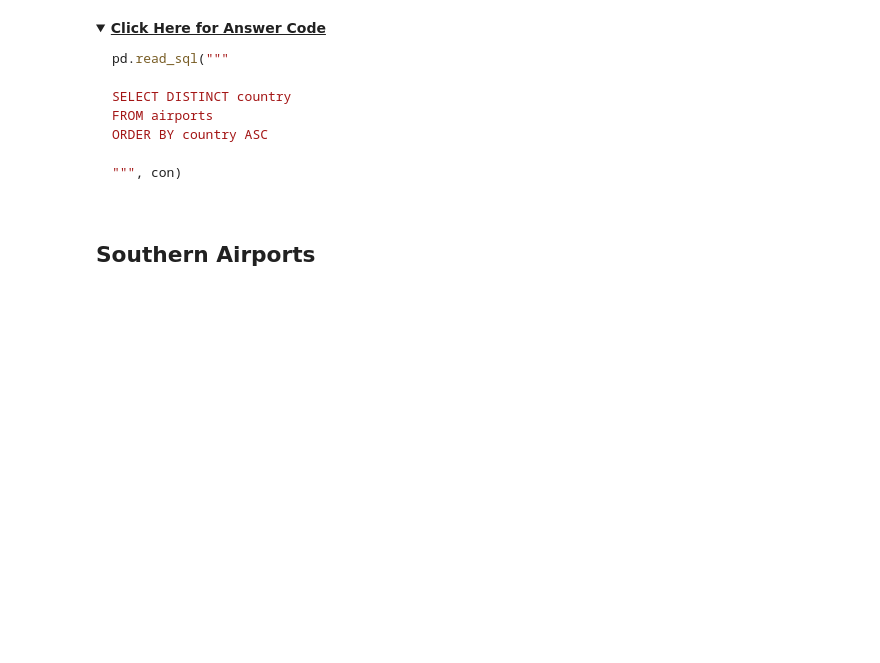
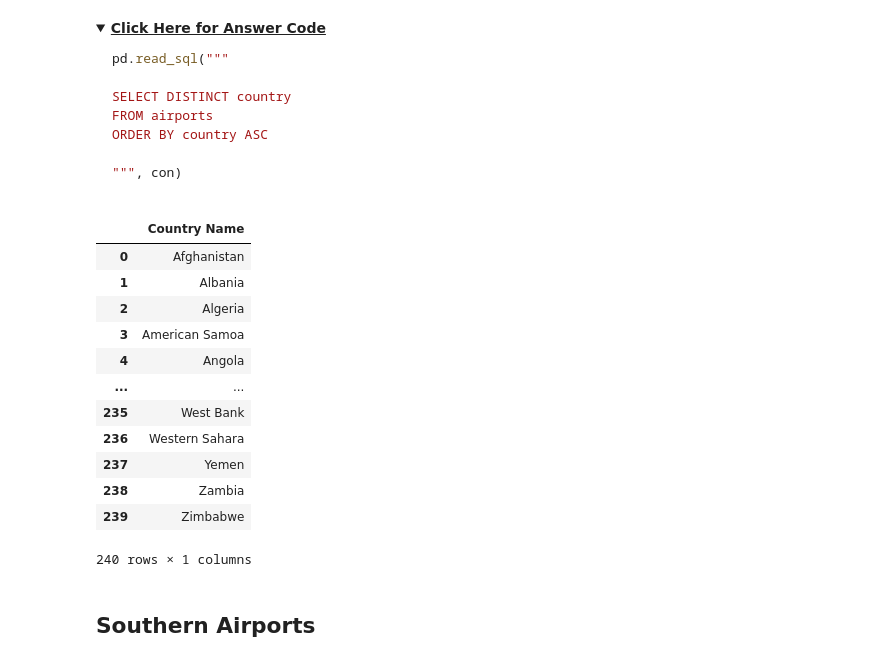
Before and after one commit to valentinecd/DS-DeloitteAIA-07082024, a Jupyter notebook: lecture_materials/08-SQL-Queries/sql_queries.ipynb, the cells around one changed output. Cells and saved outputs as stored; diff of their text form; code cells hidden in the pictures; folded sections open; blank space fills up the shorter version.

```diff
--- a/lecture_materials/08-SQL-Queries/sql_queries.ipynb
+++ b/lecture_materials/08-SQL-Queries/sql_queries.ipynb
@@ -589,3 +620,25 @@ ORDER BY country ASC
+# %%
+pd.read_sql("""
+
+SELECT DISTINCT country AS "Country Name"
+FROM airports
+ORDER BY "Country Name";
+
+""", con)
+# %% [output]
+|  | Country Name |
+| 0 | Afghanistan |
+| 1 | Albania |
+| 2 | Algeria |
+| 3 | American Samoa |
+| 4 | Angola |
+| ... | ... |
+| 235 | West Bank |
+| 236 | Western Sahara |
+| 237 | Yemen |
+| 238 | Zambia |
+| 239 | Zimbabwe |
+240 rows × 1 columns
 # %% [markdown]
 ## Southern Airports
 # %% [markdown]
```
Also changed, not shown: parts of 14 cells of this notebook.
